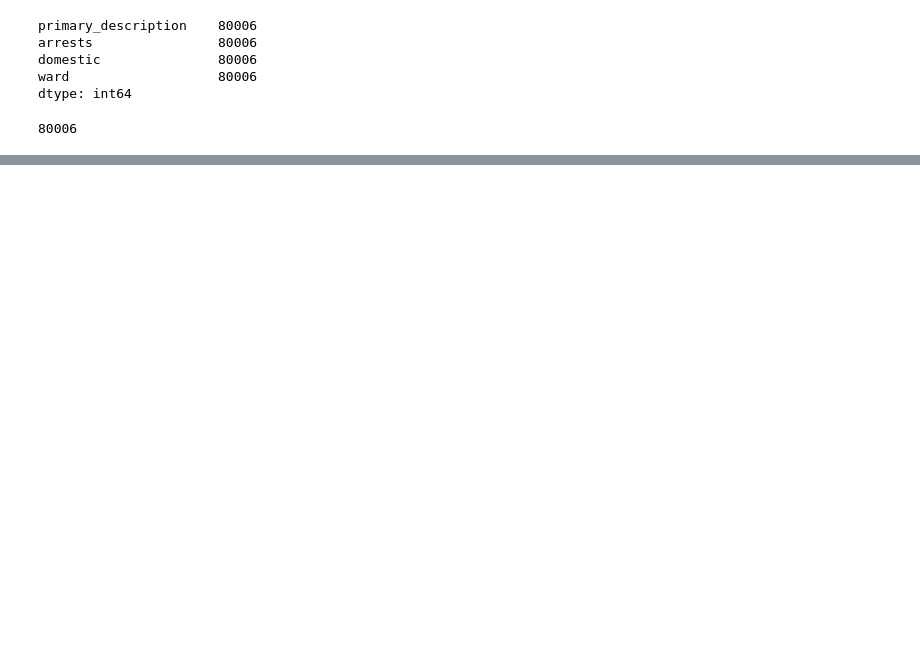
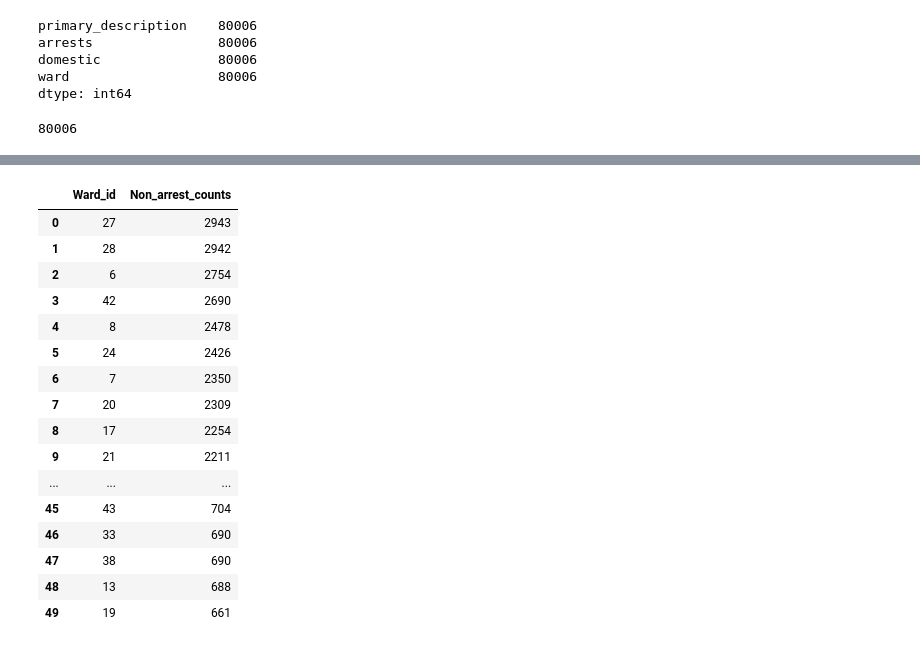
Before and after one commit to ninagoodwin88/Final-Project, a Jupyter notebook: folder/subfolder/Chicago_machine_learning.ipynb, the cells around one changed output, grey strips where cells are left out. Drawn from its saved outputs; the diff is of its cells as text; code cells hidden in the pictures; blank space fills up the shorter version.

```diff
--- a/folder/subfolder/Chicago_machine_learning.ipynb
+++ b/folder/subfolder/Chicago_machine_learning.ipynb
@@ -135,0 +145,24 @@ print(ward_arrests)
+# %%
+ward_avg = pd.read_csv('crime_data_csv.csv')
+ward_avg[ward_avg['arrests'] == 0]['ward'].value_counts().to_csv('Ward_count_nonarrests.csv')
+ward_count_non = pd.read_csv('Ward_count_nonarrests.csv')
+ward_count_non = ward_count_non.rename(columns={'Unnamed: 0':'Ward_id','ward':'Non_arrest_counts'})
+ward_count_non
+# %% [output]
+|  | Ward_id | Non_arrest_counts |
+| 0 | 27 | 2943 |
+| 1 | 28 | 2942 |
+| 2 | 6 | 2754 |
+| 3 | 42 | 2690 |
+| 4 | 8 | 2478 |
+| 5 | 24 | 2426 |
+| 6 | 7 | 2350 |
+| 7 | 20 | 2309 |
+| 8 | 17 | 2254 |
+| 9 | 21 | 2211 |
+| ... | ... | ... |
+| 45 | 43 | 704 |
+| 46 | 33 | 690 |
+| 47 | 38 | 690 |
+| 48 | 13 | 688 |
+| 49 | 19 | 661 |
```
Also changed, not shown: parts of 9 cells of this notebook.
